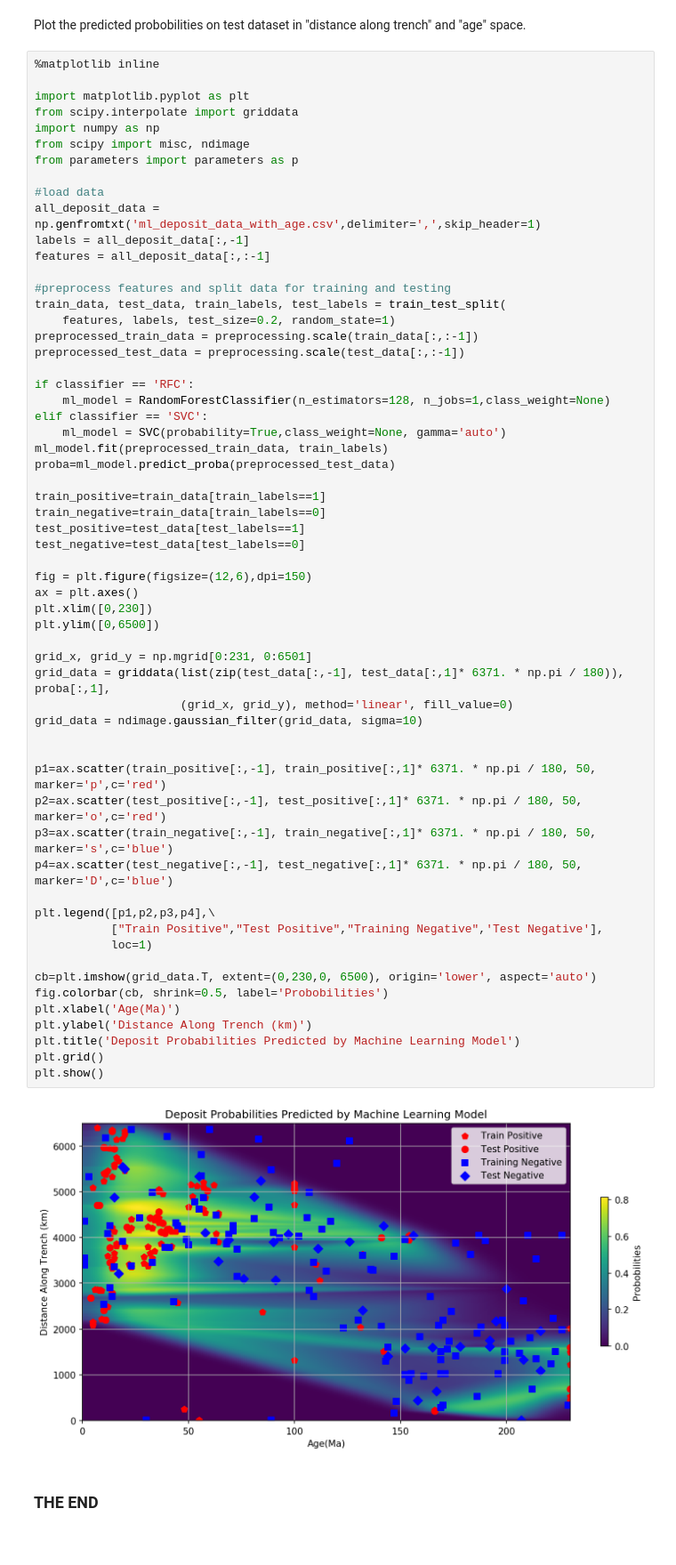
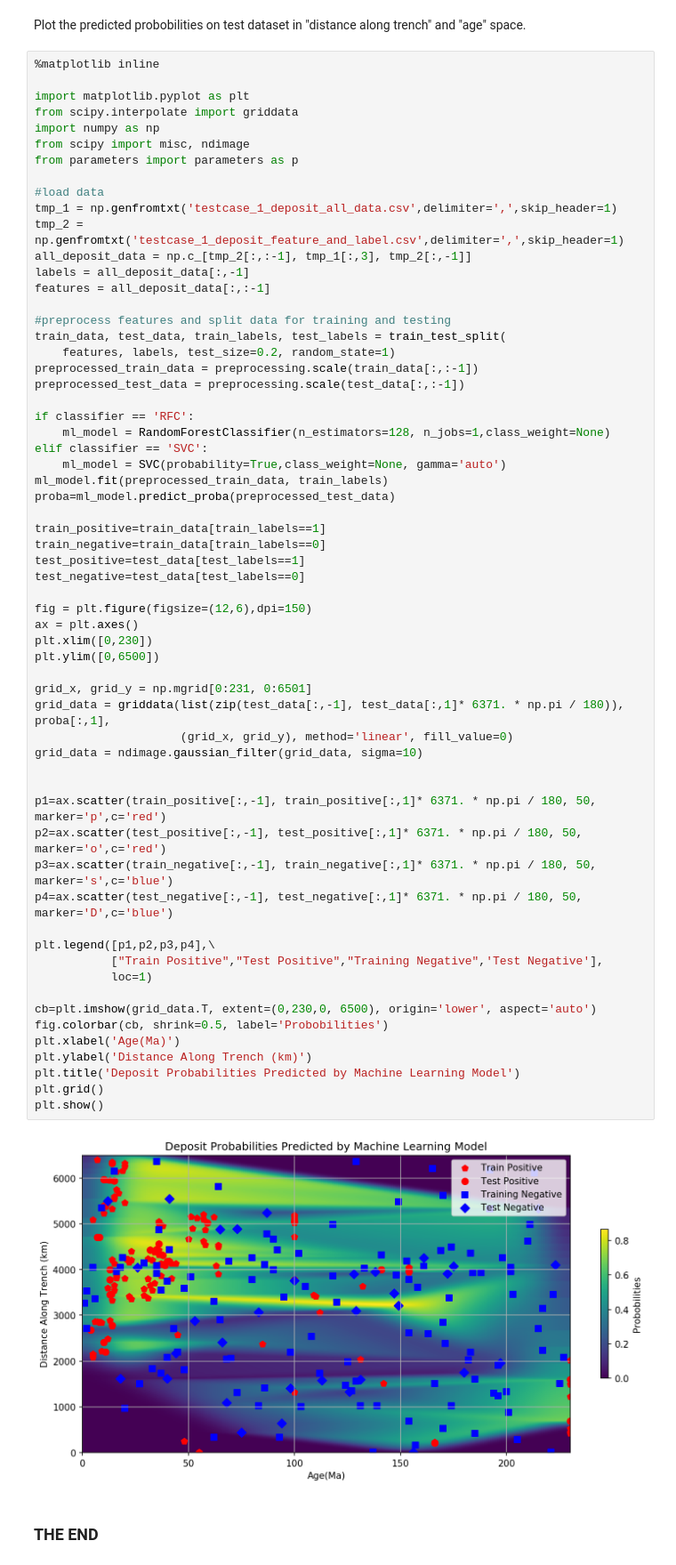
Before and after one commit to EarthByte/spatio-temporal-exploration, a Jupyter notebook: python/5_Machine_Learning.ipynb, the cells around one changed output. Shown at 89% size. Cells and saved outputs as stored; diff of their text form.

```diff
--- a/python/5_Machine_Learning.ipynb
+++ b/python/5_Machine_Learning.ipynb
@@ -194,7 +197,9 @@ from scipy import misc, ndimage
 from parameters import parameters as p
 
 #load data
-all_deposit_data = np.genfromtxt('ml_deposit_data_with_age.csv',delimiter=',',skip_header=1)
+tmp_1 = np.genfromtxt('testcase_1_deposit_all_data.csv',delimiter=',',skip_header=1)
+tmp_2 = np.genfromtxt('testcase_1_deposit_feature_and_label.csv',delimiter=',',skip_header=1)
+all_deposit_data = np.c_[tmp_2[:,:-1], tmp_1[:,3], tmp_2[:,-1]]
 labels = all_deposit_data[:,-1]
 features = all_deposit_data[:,:-1]
 
@@ -217,33 +222,33 @@ test_positive=test_data[test_labels==1]
 test_negative=test_data[test_labels==0]
 
 fig = plt.figure(figsize=(12,6),dpi=150)
 ax = plt.axes()
 plt.xlim([0,230])
 plt.ylim([0,6500])
 
 grid_x, grid_y = np.mgrid[0:231, 0:6501]
 grid_data = griddata(list(zip(test_data[:,-1], test_data[:,1]* 6371. * np.pi / 180)), proba[:,1],
                      (grid_x, grid_y), method='linear', fill_value=0)
 grid_data = ndimage.gaussian_filter(grid_data, sigma=10)
 
 
 p1=ax.scatter(train_positive[:,-1], train_positive[:,1]* 6371. * np.pi / 180, 50, marker='p',c='red')
 p2=ax.scatter(test_positive[:,-1], test_positive[:,1]* 6371. * np.pi / 180, 50, marker='o',c='red')
 p3=ax.scatter(train_negative[:,-1], train_negative[:,1]* 6371. * np.pi / 180, 50, marker='s',c='blue')
 p4=ax.scatter(test_negative[:,-1], test_negative[:,1]* 6371. * np.pi / 180, 50, marker='D',c='blue')
 
 plt.legend([p1,p2,p3,p4],\
            ["Train Positive","Test Positive","Training Negative",'Test Negative'],
            loc=1)
 
 cb=plt.imshow(grid_data.T, extent=(0,230,0, 6500), origin='lower', aspect='auto')
 fig.colorbar(cb, shrink=0.5, label='Probobilities')
 plt.xlabel('Age(Ma)')
 plt.ylabel('Distance Along Trench (km)')
 plt.title('Deposit Probabilities Predicted by Machine Learning Model')
 plt.grid()
 plt.show()
 # %% [output]
-[figure, old version]
+[figure, new version]
 # %% [markdown]
 ### THE END
```
Also changed, not shown: parts of 5 cells of this notebook, 4 other files.
